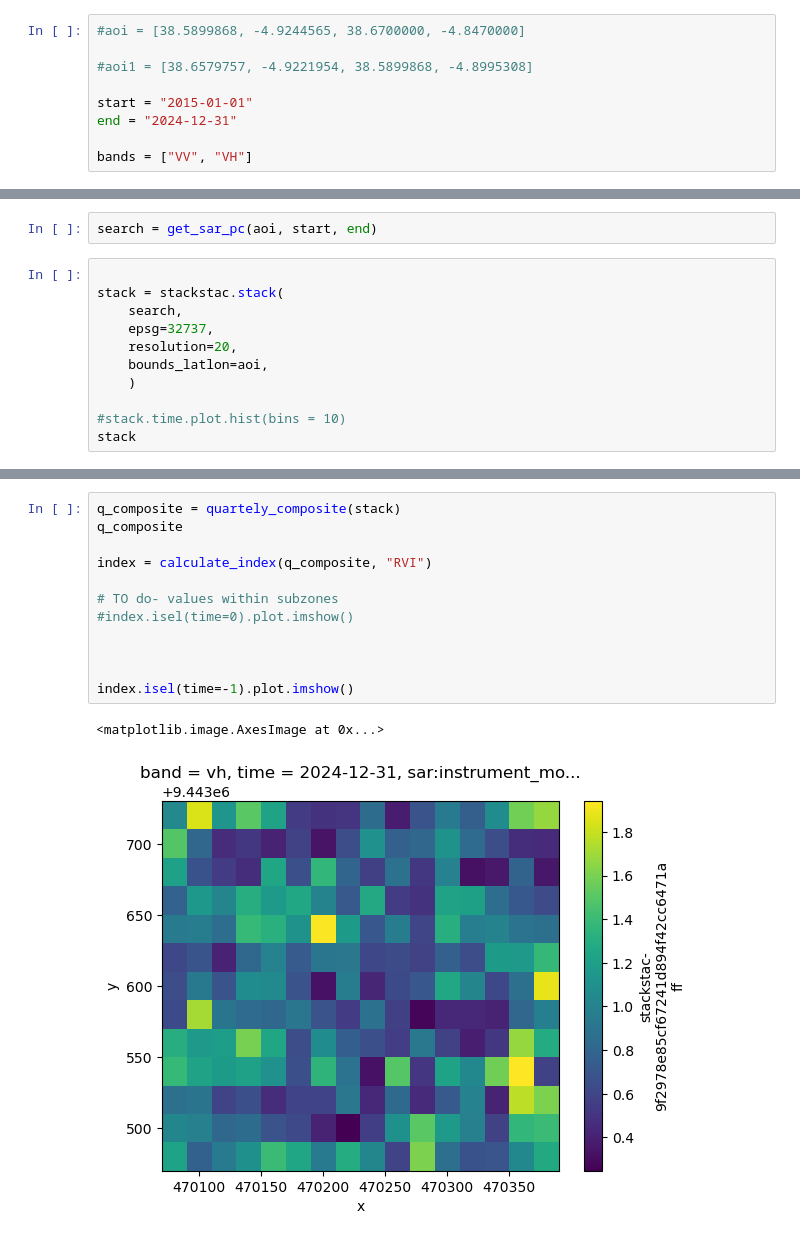
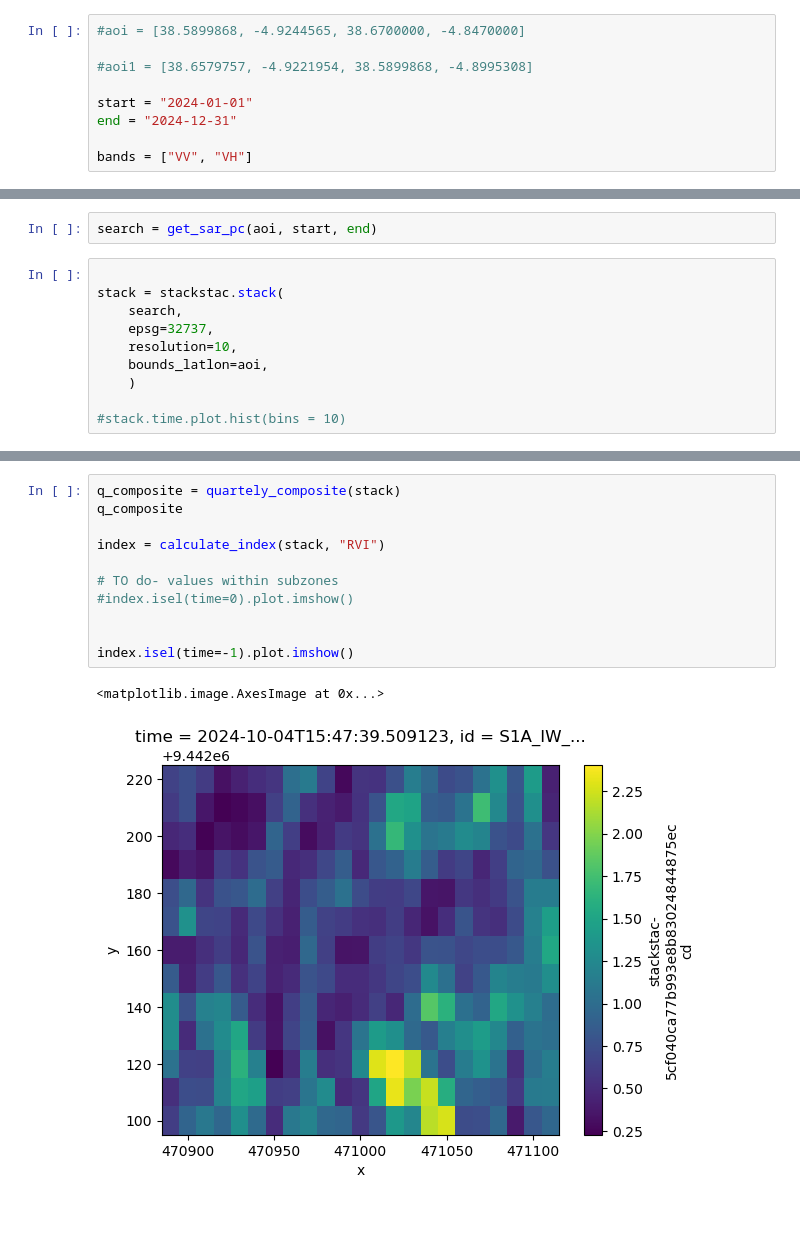
Before and after one commit to adlai-nelson/geog313-final-project, a Jupyter notebook: analysis.ipynb, the cells around one changed output, grey strips where cells are left out. Drawn from its saved outputs; the diff is of its cells as text.

```diff
--- a/analysis.ipynb
+++ b/analysis.ipynb
@@ -40,7 +40,7 @@ http://127.0.0.1:8787/status
 
 #aoi1 = [38.6579757, -4.9221954, 38.5899868, -4.8995308]
 
-start = "2015-01-01"
+start = "2024-01-01"
 end = "2024-12-31"
 
 bands = ["VV", "VH"]
@@ -60,9 +60,8 @@ search = get_sar_pc(aoi, start, end)
 stack = stackstac.stack(
     search,
     epsg=32737,
-    resolution=20,
+    resolution=10,
     bounds_latlon=aoi,
     )
 
 #stack.time.plot.hist(bins = 10)
-stack
@@ -96,18 +68,17 @@ resolution :
 # %%
 q_composite = quartely_composite(stack)
 q_composite
 
-index = calculate_index(q_composite, "RVI")
+index = calculate_index(stack, "RVI")
 
 # TO do- values within subzones
 #index.isel(time=0).plot.imshow()
 
 
-
 index.isel(time=-1).plot.imshow()
 # %% [output]
 <matplotlib.image.AxesImage at 0x...>
-[figure, old version]
+[figure, new version]
 # %%
 tsmean = index.mean(dim = ['y', 'x'], skipna = True)
 
```
Also changed, not shown: parts of 4 cells of this notebook.
